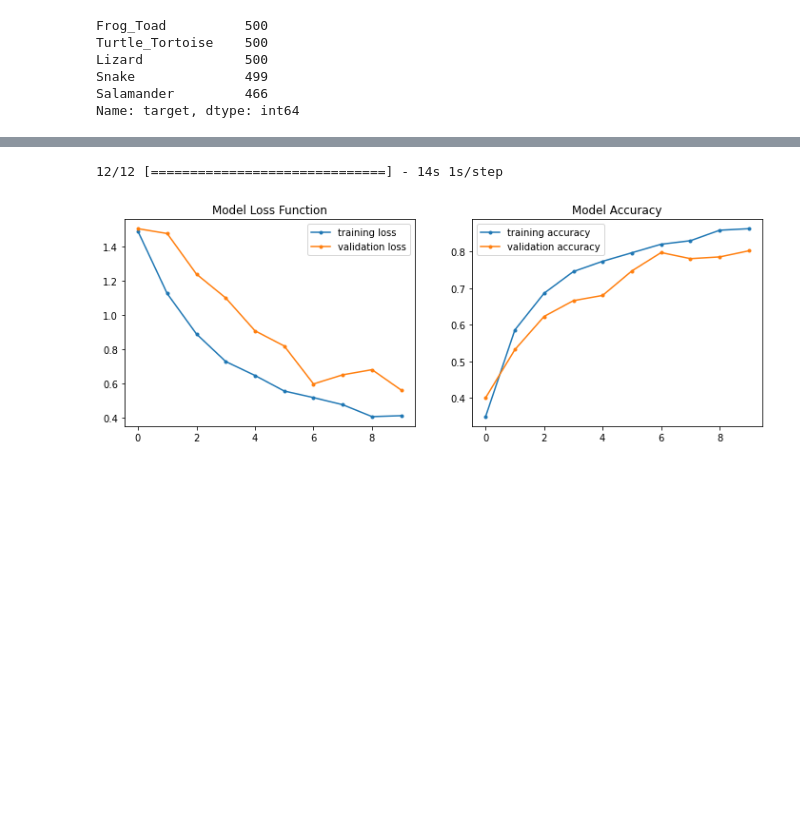
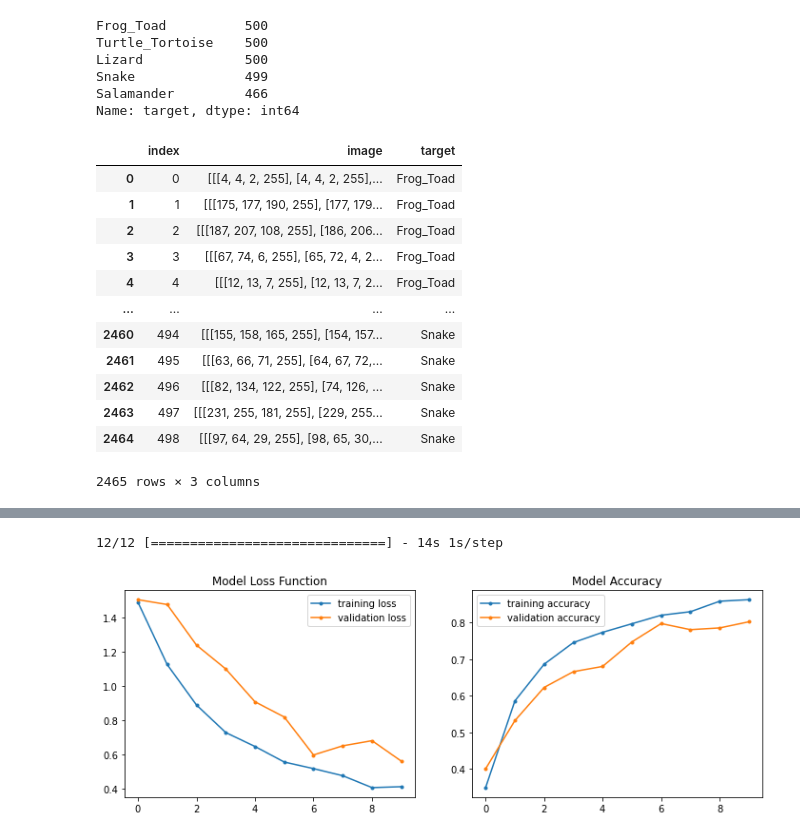
Before and after one commit to erikanfox/bme-reptile-identification, a Jupyter notebook: code/base_model.ipynb, the cells around one changed output, grey strips where cells are left out. Drawn from its saved outputs; the diff is of its cells as text; code cells hidden in the pictures; blank space fills up the shorter version.

```diff
--- a/code/base_model.ipynb
+++ b/code/base_model.ipynb
@@ -53,6 +57,22 @@ Lizard             500
 Snake              499
 Salamander         466
 Name: target, dtype: int64
+# %%
+reptiles
+# %% [output]
+|  | index | image | target |
+| 0 | 0 | [[[4, 4, 2, 255], [4, 4, 2, 255],... | Frog_Toad |
+| 1 | 1 | [[[175, 177, 190, 255], [177, 179... | Frog_Toad |
+| 2 | 2 | [[[187, 207, 108, 255], [186, 206... | Frog_Toad |
+| 3 | 3 | [[[67, 74, 6, 255], [65, 72, 4, 2... | Frog_Toad |
+| 4 | 4 | [[[12, 13, 7, 255], [12, 13, 7, 2... | Frog_Toad |
+| ... | ... | ... | ... |
+| 2460 | 494 | [[[155, 158, 165, 255], [154, 157... | Snake |
+| 2461 | 495 | [[[63, 66, 71, 255], [64, 67, 72,... | Snake |
+| 2462 | 496 | [[[82, 134, 122, 255], [74, 126, ... | Snake |
+| 2463 | 497 | [[[231, 255, 181, 255], [229, 255... | Snake |
+| 2464 | 498 | [[[97, 64, 29, 255], [98, 65, 30,... | Snake |
+2465 rows × 3 columns
 # %%
 def basic_preprocess(dataframe):
     # Basic preprocessing
```
Also changed, not shown: parts of 6 cells of this notebook, 7 other files.
